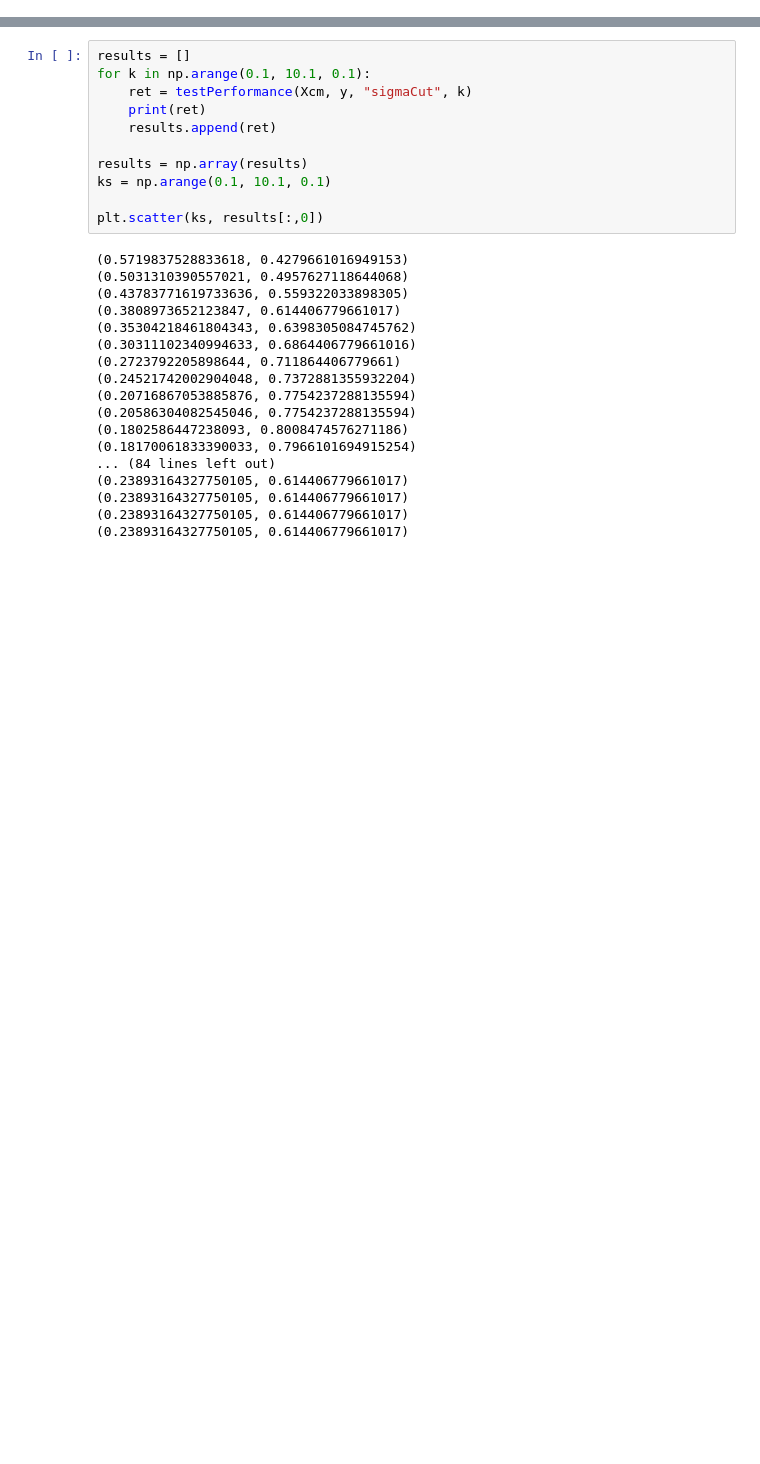
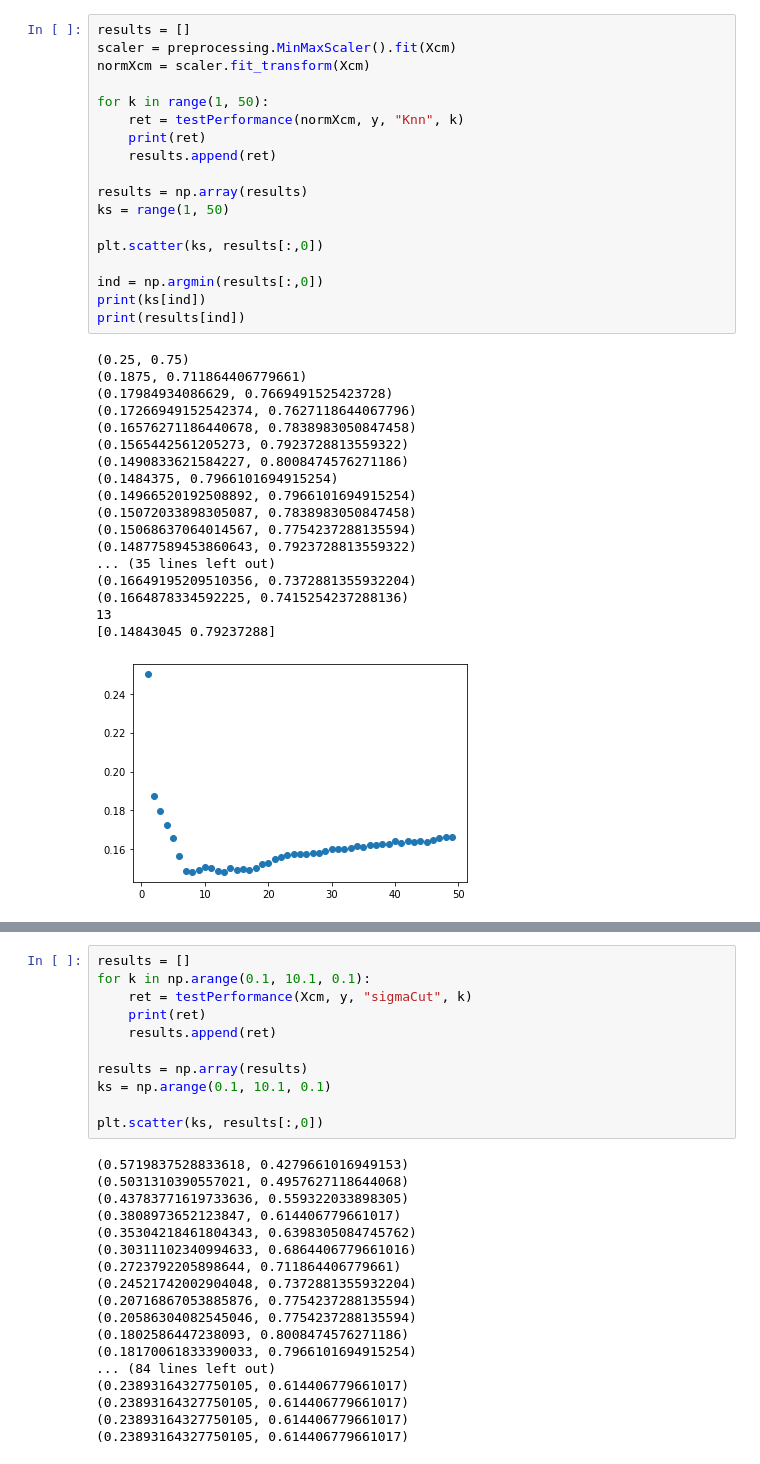
Before and after one commit to JackieLee23/Gravitational-Lensing, a Jupyter notebook: Choosing a classifier.ipynb, the cells around one changed output, grey strips where cells are left out. Cells and saved outputs as stored; diff of their text form; blank space fills up the shorter version.

```diff
--- a/Choosing a classifier.ipynb
+++ b/Choosing a classifier.ipynb
@@ -263,5 +265,42 @@ def testPerformance(X, y, model, k=-1, numy = -1):
 
 normXcm = normalize(Xcm)
 normXall = normalize(Xall)
+# %%
+results = []
+scaler = preprocessing.MinMaxScaler().fit(Xcm)
+normXcm = scaler.fit_transform(Xcm)
+
+for k in range(1, 50):
+    ret = testPerformance(normXcm, y, "Knn", k)
+    print(ret)
+    results.append(ret)
+
+results = np.array(results)
+ks = range(1, 50)
+
+plt.scatter(ks, results[:,0])
+
+ind = np.argmin(results[:,0])
+print(ks[ind])
+print(results[ind])
+# %% [output]
+(0.25, 0.75)
+(0.1875, 0.711864406779661)
+(0.17984934086629, 0.7669491525423728)
+(0.17266949152542374, 0.7627118644067796)
+(0.16576271186440678, 0.7838983050847458)
+(0.1565442561205273, 0.7923728813559322)
+(0.1490833621584227, 0.8008474576271186)
+(0.1484375, 0.7966101694915254)
+(0.14966520192508892, 0.7966101694915254)
+(0.15072033898305087, 0.7838983050847458)
+(0.15068637064014567, 0.7754237288135594)
+(0.14877589453860643, 0.7923728813559322)
+... (35 lines left out)
+(0.16649195209510356, 0.7372881355932204)
+(0.1664878334592225, 0.7415254237288136)
+13
+[0.14843045 0.79237288]
+[figure, added]
 # %%
 results = []
```
Also changed, not shown: parts of 7 cells of this notebook, 4 other files.
